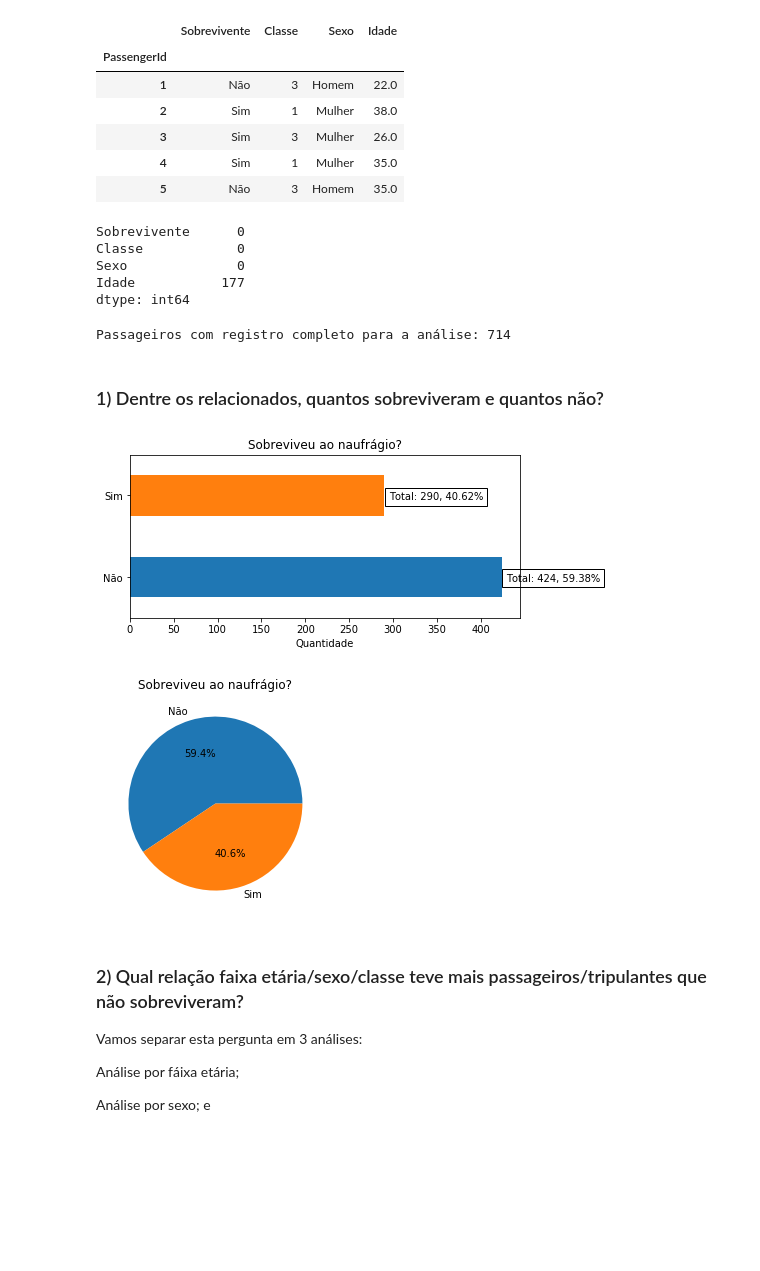
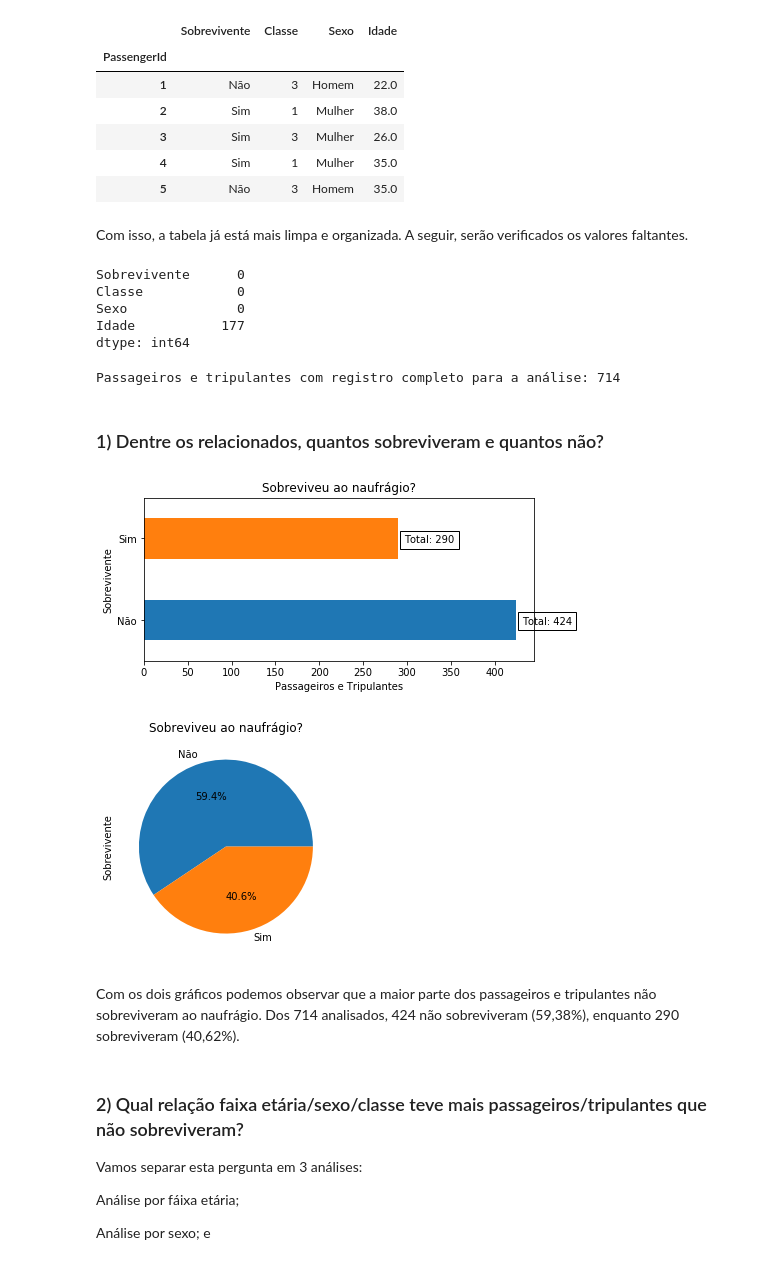
Before and after one commit to lucianecarneiro/AnaliseDadosTitanic, a Jupyter notebook: Projeto2_LucianeCarneiro.ipynb, the cells around one changed output. Saved outputs shown, nothing was run; the diff lists cells and outputs as text; code cells hidden in the pictures; blank space fills up the shorter version.

```diff
--- a/Projeto2_LucianeCarneiro.ipynb
+++ b/Projeto2_LucianeCarneiro.ipynb
@@ -128,6 +128,8 @@ df_titanic_clean.head()
 | 3 | Sim | 3 | Mulher | 26.0 |
 | 4 | Sim | 1 | Mulher | 35.0 |
 | 5 | Não | 3 | Homem | 35.0 |
+# %% [markdown]
+Com isso, a tabela já está mais limpa e organizada. A seguir, serão verificados os valores faltantes.
 # %%
 #Contagem de valores faltantes
 df_titanic_clean.isnull().sum()
@@ -138,35 +140,35 @@ Sexo              0
 Idade           177
 dtype: int64
 # %%
-#Como são poucos registros, dentro do total apresentado, vamos eliminar os que estão com valor faltando
+#Como são poucos registros dentro do total apresentado, vamos eliminar os que estão com valor faltando
 df_titanic_clean.dropna(inplace=True, how='any')
 
 #Nova contagem de registros
-print("Passageiros com registro completo para a análise: {0}".format(df_titanic_clean.shape[0]))
+print("Passageiros e tripulantes com registro completo para a análise: {0}".format(df_titanic_clean.shape[0]))
 # %% [output]
-Passageiros com registro completo para a análise: 714
+Passageiros e tripulantes com registro completo para a análise: 714
 # %% [markdown]
 ### 1) Dentre os relacionados, quantos sobreviveram e quantos não?
 # %%
 #Gráfico de quantidades
 grafico = df_titanic_clean['Sobrevivente'].value_counts().plot(kind='barh',
-                                                           title='Sobreviveu ao naufrágio?', figsize=(7,3));
-plt.xlabel('Quantidade');
+                                                               title='Sobreviveu ao naufrágio?', figsize=(7,3));
+plt.xlabel('Passageiros e Tripulantes');
+plt.ylabel('Sobrevivente');
 
 for item in grafico.patches:
     value = item.get_width()
-    grafico.text(item.get_width() + 5, item.get_y() + .2,
-                 "Total: {0}, {1}".format(value, str(round((value / len(df_titanic_clean['Sobrevivente'])) * 100, 2)) + "%"),
-                 bbox=dict(fill=False))
+    grafico.text(item.get_width() + 7, item.get_y() + .2, "Total: {0}".format(value), bbox=dict(fill=False))
 # %% [output]
-[figure, old version]
+[figure, new version]
 # %%
 #Gráfico de porcentagem
 df_titanic_clean['Sobrevivente'].value_counts().plot(kind = 'pie', autopct='%1.1f%%',
                                                      title='Sobreviveu ao naufrágio?');
-plt.ylabel('');
 # %% [output]
-[figure, old version]
+[figure, new version]
+# %% [markdown]
+Com os dois gráficos podemos observar que a maior parte dos passageiros e tripulantes não sobreviveram ao naufrágio. Dos 714 analisados, 424 não sobreviveram (59,38%), enquanto 290 sobreviveram (40,62%).
 # %% [markdown]
 ### 2) Qual relação faixa etária/sexo/classe teve mais passageiros/tripulantes que não sobreviveram?
 
```
Also changed, not shown: parts of 13 cells of this notebook.
